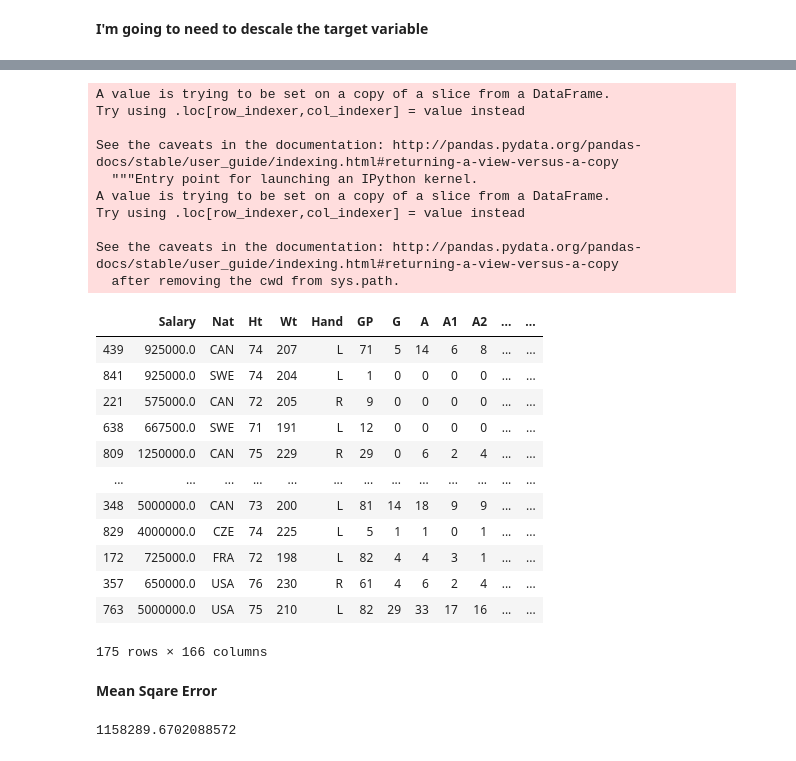
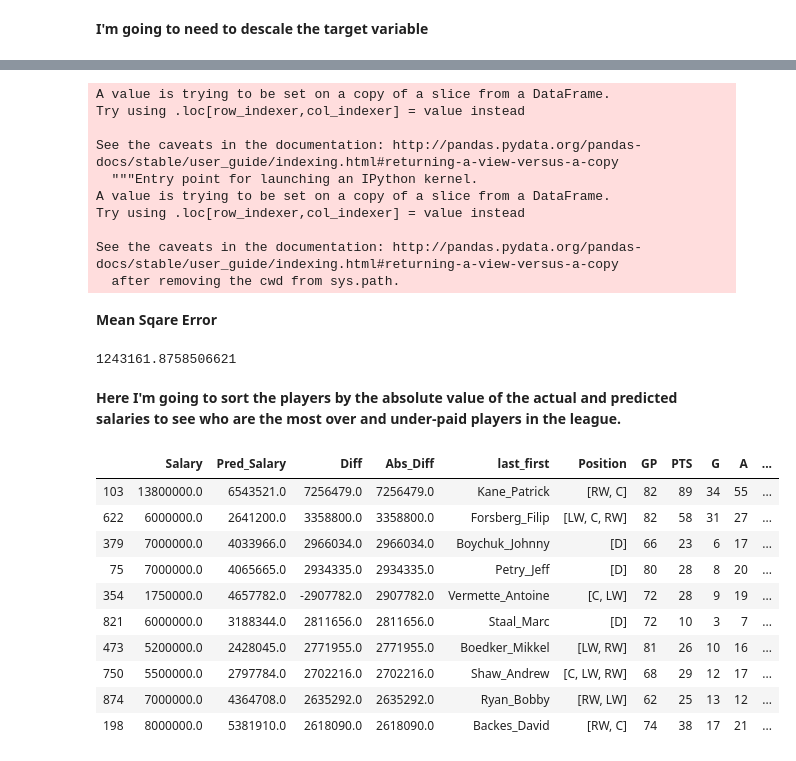
Before and after one commit to Pat-Hamilton/Thinkful, a Jupyter notebook: NHL Capstone.ipynb, the cells around one changed output, grey strips where cells are left out. Drawn from its saved outputs; the diff is of its cells as text; code cells hidden in the pictures.

```diff
--- a/NHL Capstone.ipynb
+++ b/NHL Capstone.ipynb
@@ -1256,10 +1276,8 @@ print(pred_salary)
 # %%
-test['Pred_Salary'] = pred_salary
+test0['Pred_Salary'] = pred_salary
 
 # Remove scientific notation
-test['Pred_Salary'] = test['Pred_Salary'].round()
-
-test
+test0['Pred_Salary'] = test0['Pred_Salary'].round()
 # %% [output]
 A value is trying to be set on a copy of a slice from a DataFrame.
 Try using .loc[row_indexer,col_indexer] = value instead
@@ -1271,23 +1289,38 @@ Try using .loc[row_indexer,col_indexer] = value instead
 
 See the caveats in the documentation: http://pandas.pydata.org/pandas-docs/stable/user_guide/indexing.html#returning-a-view-versus-a-copy
   after removing the cwd from sys.path.
-|  | Salary | Nat | Ht | Wt | Hand | GP | G | A | A1 | A2 | ... | ... |
-| 439 | 925000.0 | CAN | 74 | 207 | L | 71 | 5 | 14 | 6 | 8 | ... | ... |
-| 841 | 925000.0 | SWE | 74 | 204 | L | 1 | 0 | 0 | 0 | 0 | ... | ... |
-| 221 | 575000.0 | CAN | 72 | 205 | R | 9 | 0 | 0 | 0 | 0 | ... | ... |
-| 638 | 667500.0 | SWE | 71 | 191 | L | 12 | 0 | 0 | 0 | 0 | ... | ... |
-| 809 | 1250000.0 | CAN | 75 | 229 | R | 29 | 0 | 6 | 2 | 4 | ... | ... |
-| ... | ... | ... | ... | ... | ... | ... | ... | ... | ... | ... | ... | ... |
-| 348 | 5000000.0 | CAN | 73 | 200 | L | 81 | 14 | 18 | 9 | 9 | ... | ... |
-| 829 | 4000000.0 | CZE | 74 | 225 | L | 5 | 1 | 1 | 0 | 1 | ... | ... |
-| 172 | 725000.0 | FRA | 72 | 198 | L | 82 | 4 | 4 | 3 | 1 | ... | ... |
-| 357 | 650000.0 | USA | 76 | 230 | R | 61 | 4 | 6 | 2 | 4 | ... | ... |
-| 763 | 5000000.0 | USA | 75 | 210 | L | 82 | 29 | 33 | 17 | 16 | ... | ... |
-175 rows × 166 columns
 # %% [markdown]
 **Mean Sqare Error**
 # %%
-MSE = (((test['Salary'] - test['Pred_Salary']) ** 2).mean() ** .5)
+MSE = (((test0['Salary'] - test0['Pred_Salary']) ** 2).mean() ** .5)
 MSE
 # %% [output]
-1158289.6702088572
+1243161.8758506621
+# %% [markdown]
+**Here I'm going to sort the players by the absolute value of the actual and predicted salaries to see who are the most over and under-paid players in the league.**
+# %%
+# Do this for entire df???
+
+# Create difference and absolute difference columns
+test0['Diff'] = test0['Salary'] - test0['Pred_Salary']
+test0['Abs_Diff'] = test0['Diff'].abs()
+test0['xGperc'] = test0['xGF'] / test0['xGA']
+
+
+test_new = test0.loc[(test0['Salary'] > 1000000),
+        ['Salary', 'Pred_Salary', 'Diff', 'Abs_Diff', 'last_first',
+       'Position', 'GP', 'PTS', 'G', 'A', 'Cperc', 'Fperc', 'xGperc']].sort_values(by=['Abs_Diff'], ascending=False)
+
+test_new.head(n=10)
+# %% [output]
+|  | Salary | Pred_Salary | Diff | Abs_Diff | last_first | Position | GP | PTS | G | A | ... |
+| 103 | 13800000.0 | 6543521.0 | 7256479.0 | 7256479.0 | Kane_Patrick | [RW, C] | 82 | 89 | 34 | 55 | ... |
+| 622 | 6000000.0 | 2641200.0 | 3358800.0 | 3358800.0 | Forsberg_Filip | [LW, C, RW] | 82 | 58 | 31 | 27 | ... |
+| 379 | 7000000.0 | 4033966.0 | 2966034.0 | 2966034.0 | Boychuk_Johnny | [D] | 66 | 23 | 6 | 17 | ... |
+| 75 | 7000000.0 | 4065665.0 | 2934335.0 | 2934335.0 | Petry_Jeff | [D] | 80 | 28 | 8 | 20 | ... |
+| 354 | 1750000.0 | 4657782.0 | -2907782.0 | 2907782.0 | Vermette_Antoine | [C, LW] | 72 | 28 | 9 | 19 | ... |
+| 821 | 6000000.0 | 3188344.0 | 2811656.0 | 2811656.0 | Staal_Marc | [D] | 72 | 10 | 3 | 7 | ... |
+| 473 | 5200000.0 | 2428045.0 | 2771955.0 | 2771955.0 | Boedker_Mikkel | [LW, RW] | 81 | 26 | 10 | 16 | ... |
+| 750 | 5500000.0 | 2797784.0 | 2702216.0 | 2702216.0 | Shaw_Andrew | [C, LW, RW] | 68 | 29 | 12 | 17 | ... |
+| 874 | 7000000.0 | 4364708.0 | 2635292.0 | 2635292.0 | Ryan_Bobby | [RW, LW] | 62 | 25 | 13 | 12 | ... |
+| 198 | 8000000.0 | 5381910.0 | 2618090.0 | 2618090.0 | Backes_David | [RW, C] | 74 | 38 | 17 | 21 | ... |
```
Also changed, not shown: parts of 30 cells of this notebook.
